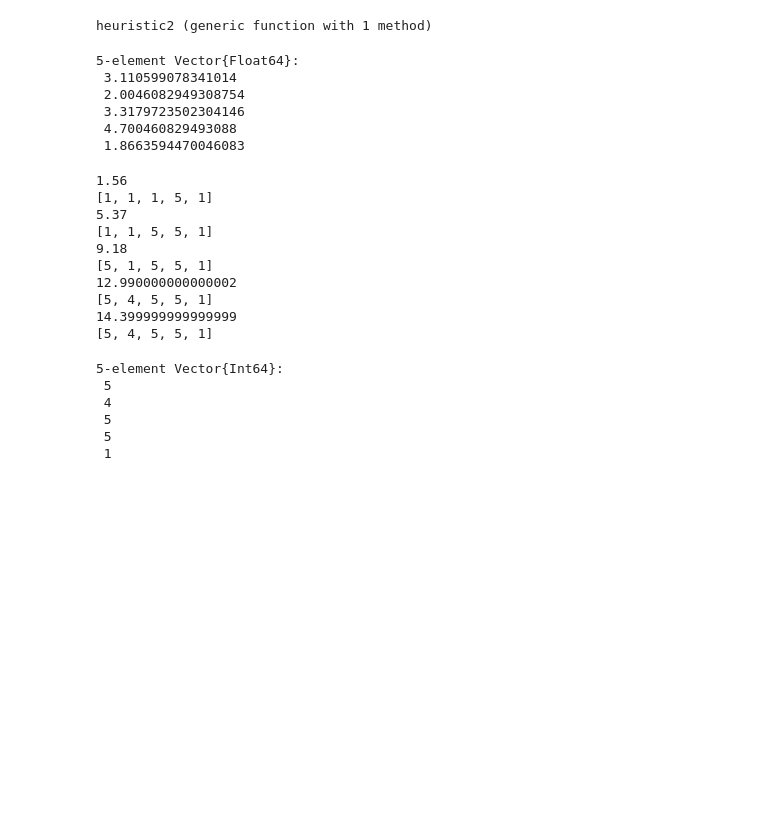
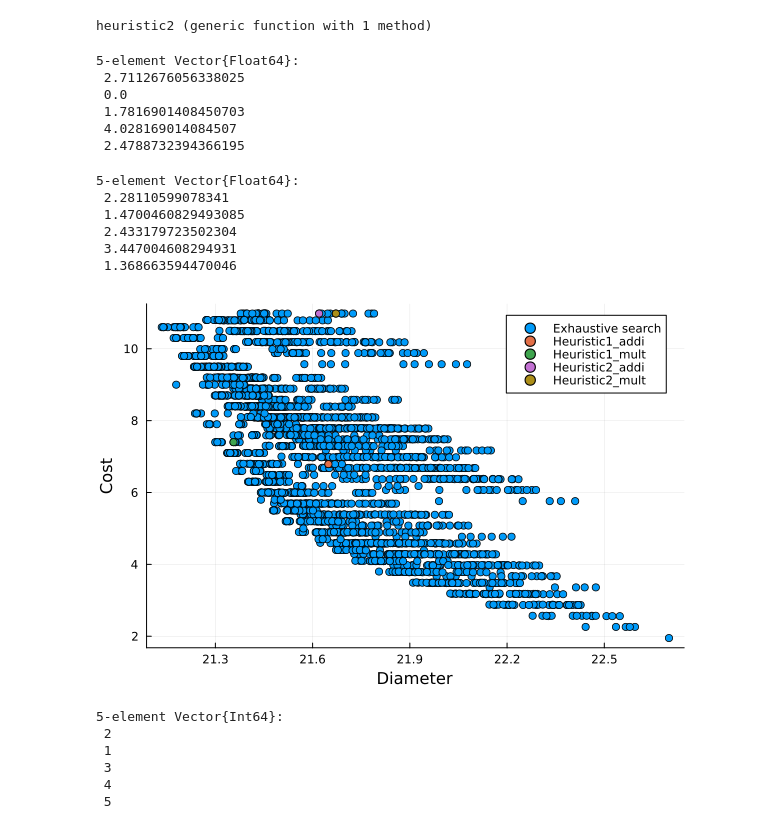
Before and after one commit to shengjiex98-papers/icaa-24-neural-architecture-sizing, a Jupyter notebook: src/exploration.ipynb, the cells around one changed output. Cells and saved outputs as stored; diff of their text form; code cells hidden in the pictures; blank space fills up the shorter version.

Commit message:
WIP heuristics

```diff
--- a/src/exploration.ipynb
+++ b/src/exploration.ipynb
@@ -76,32 +79,48 @@ heuristic2 (generic function with 1 method)
 # %%
 mult_sensitivity = [0.45, 0.29, 0.48, 0.68, 0.27]
 addi_sensitivity = [0.35, 0.0, 0.23, 0.52, 0.32]
-budget = 15
+budget = 11
 
-heuristic1(mult_sensitivity, budget)
+display(heuristic1(addi_sensitivity, budget))
+display(heuristic1(mult_sensitivity, budget))
 # %% [output]
 5-element Vector{Float64}:
- 3.110599078341014
- 2.0046082949308754
- 3.3179723502304146
- 4.700460829493088
- 1.8663594470046083
+ 2.7112676056338025
+ 0.0
+ 1.7816901408450703
+ 4.028169014084507
+ 2.4788732394366195
+5-element Vector{Float64}:
+ 2.28110599078341
+ 1.4700460829493085
+ 2.433179723502304
+ 3.447004608294931
+ 1.368663594470046
-# %%
-heuristic2(mult_sensitivity, budget, efficient_net_map)
-# %% [output]
-1.56
-[1, 1, 1, 5, 1]
-5.37
-[1, 1, 5, 5, 1]
-9.18
-[5, 1, 5, 5, 1]
-12.990000000000002
-[5, 4, 5, 5, 1]
-14.399999999999999
-[5, 4, 5, 5, 1]
-5-element Vector{Int64}:
- 5
- 4
- 5
- 5
- 1
+# %%
+addi_point_1 = [4, 1, 3, 4, 4]
+mult_point_1 = [4, 3, 4, 4, 3]
+addi_point_2 = heuristic2(addi_sensitivity, budget, efficient_net_map)
+mult_point_2 = heuristic2(mult_sensitivity, budget, efficient_net_map)
+
+close_loop_points_mult = []
+scatter!([diameters[mult_point_2...]], [costs[mult_point_2...]], label="Heuristic2_mult")
+
+filter = costs .<= budget
+plt = scatter(diameters[filter][:], costs[filter][:], xlabel="Diameter", ylabel="Cost", label="Exhaustive search")
+scatter!([diameters[addi_point_1...]], [costs[addi_point_1...]], label="Heuristic1_addi")
+scatter!([diameters[mult_point_1...]], [costs[mult_point_1...]], label="Heuristic1_mult")
+scatter!([diameters[addi_point_2...]], [costs[addi_point_2...]], label="Heuristic2_addi")
+scatter!([diameters[mult_point_2...]], [costs[mult_point_2...]], label="Heuristic2_mult")
+savefig(plt, "plot.pdf")
+plt
+# %% [output]
+[figure, added]
+# %%
+sortperm([0.037, 0.046, 0.026, 0.022, 0.0072], rev=true)
+# %% [output]
+5-element Vector{Int64}:
+ 2
+ 1
+ 3
+ 4
+ 5
```
Also changed, not shown: parts of 2 cells of this notebook.
